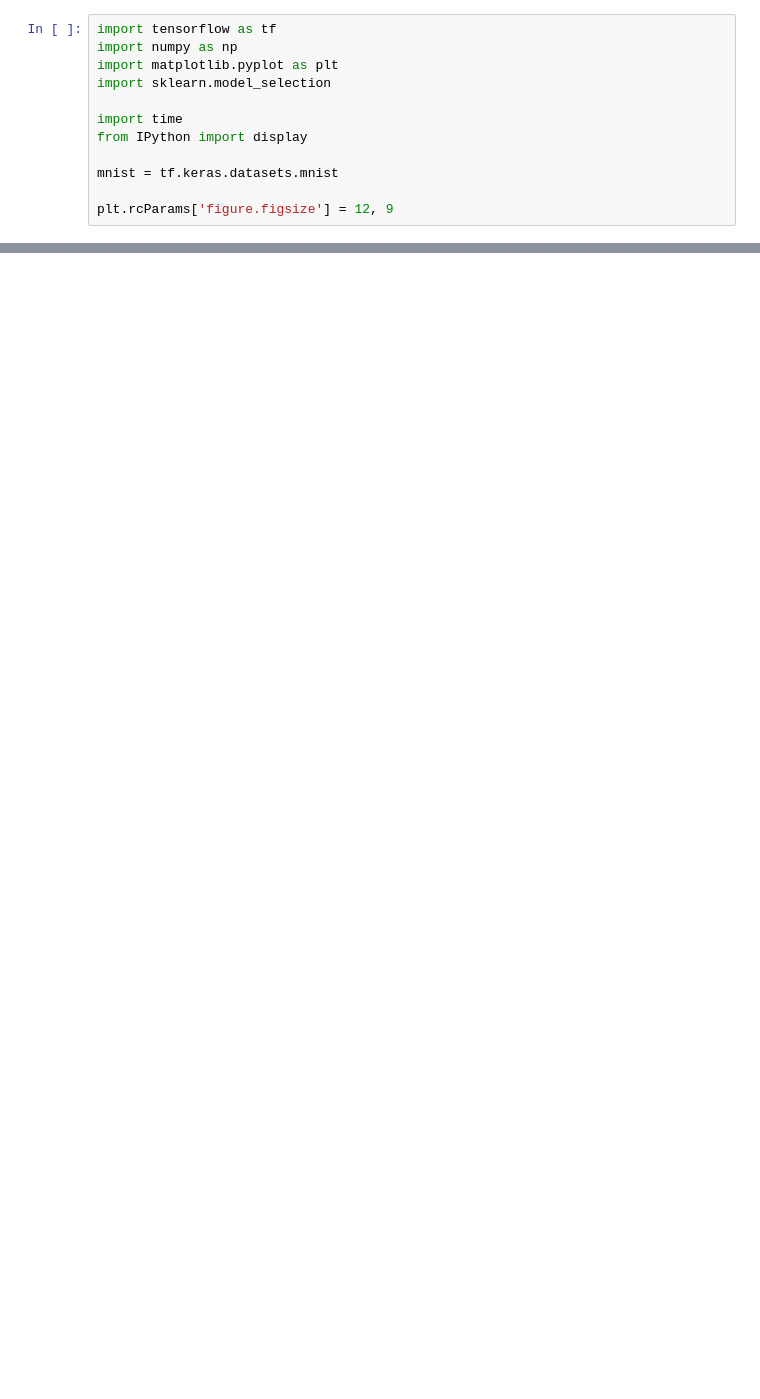
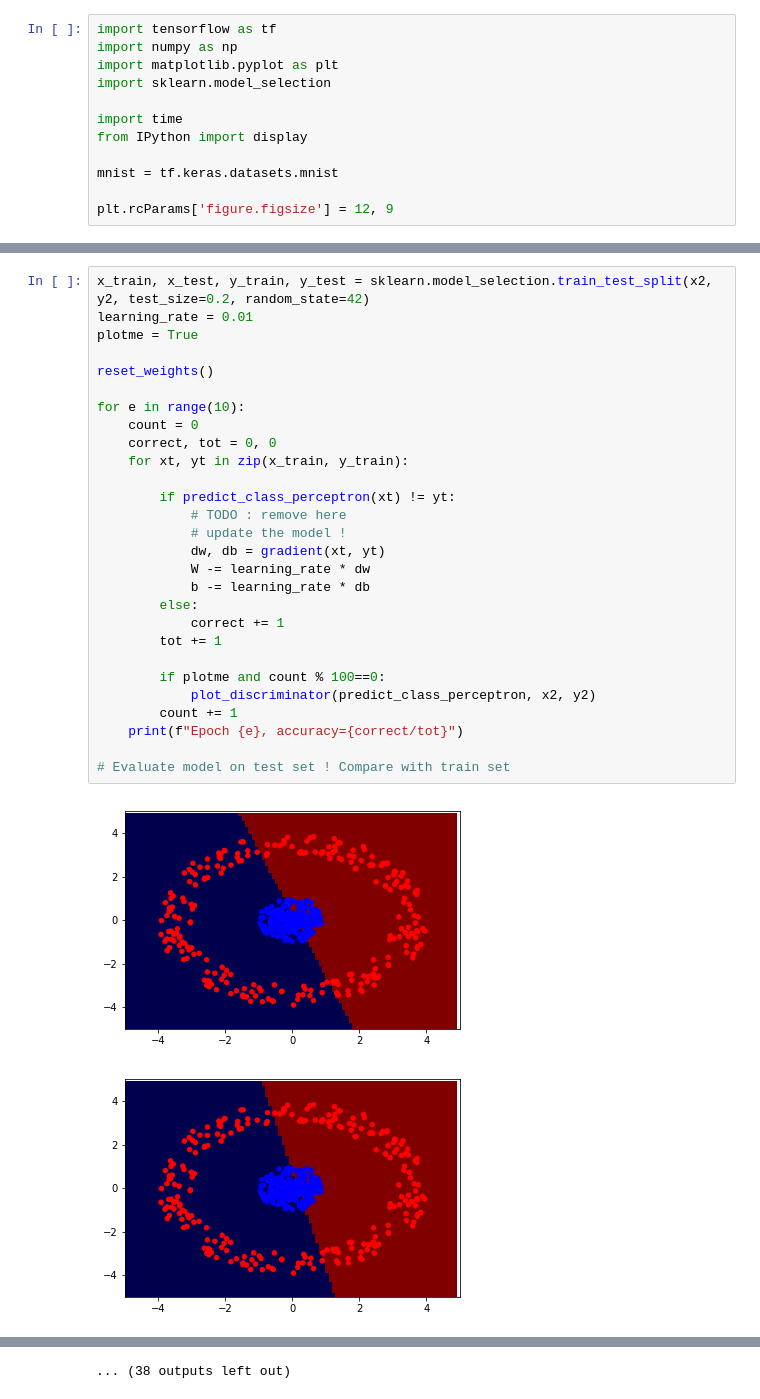
Before and after one commit to pLOPeGG/Machine-Learning-Course, a Jupyter notebook: Classification.ipynb, the cells around one changed output, grey strips where cells are left out. Cells and saved outputs as stored; diff of their text form; blank space fills up the shorter version.

```diff
--- a/Classification.ipynb
+++ b/Classification.ipynb
@@ -159,0 +179,31 @@ Epoch 1, accuracy=0.9575
+# %%
+x_train, x_test, y_train, y_test = sklearn.model_selection.train_test_split(x2, y2, test_size=0.2, random_state=42)
+learning_rate = 0.01
+plotme = True
+
+reset_weights()
+
+for e in range(10):
+    count = 0
+    correct, tot = 0, 0
+    for xt, yt in zip(x_train, y_train):
+
+        if predict_class_perceptron(xt) != yt:
+            # TODO : remove here
+            # update the model !
+            dw, db = gradient(xt, yt)
+            W -= learning_rate * dw
+            b -= learning_rate * db
+        else:
+            correct += 1
+        tot += 1
+
+        if plotme and count % 100==0:
+            plot_discriminator(predict_class_perceptron, x2, y2)
+        count += 1
+    print(f"Epoch {e}, accuracy={correct/tot}")
+
+# Evaluate model on test set ! Compare with train set
+# %% [output]
+[figure, added]
+[figure, added]
@@ -159,0 +220 @@ Epoch 1, accuracy=0.9575
+... (38 outputs left out)
```
Also changed, not shown: parts of 12 cells of this notebook.
